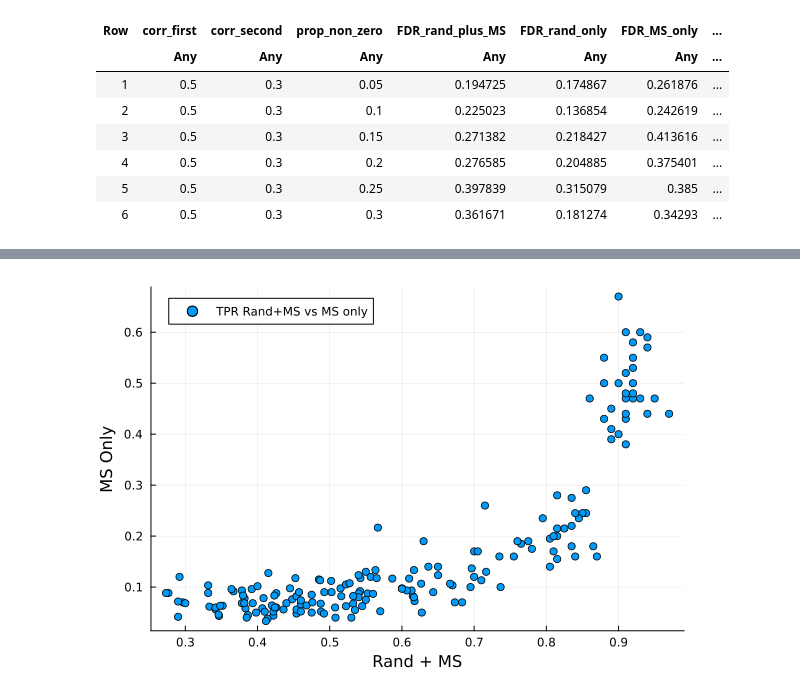
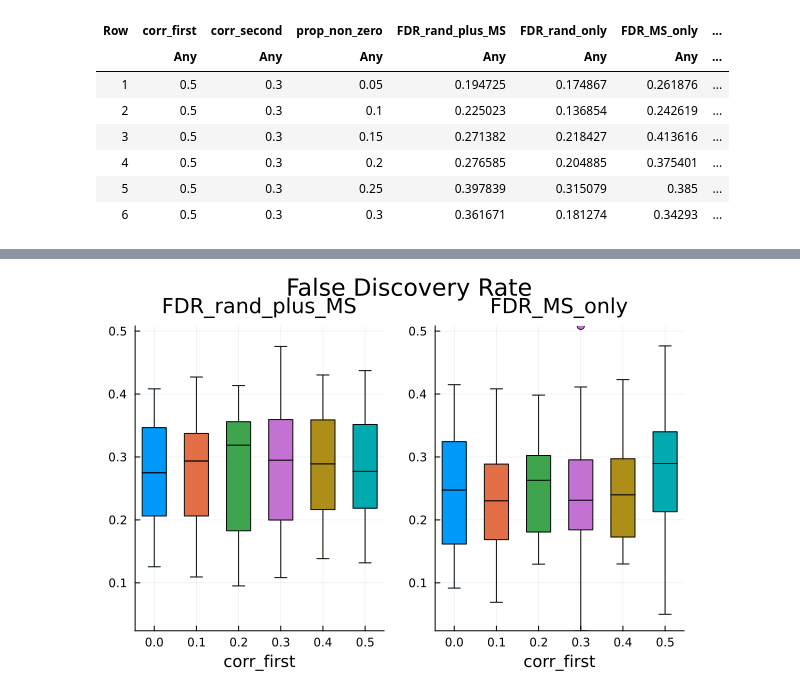
Before and after one commit to marcoelba/SelectiveInference, a Jupyter notebook: src/Comparison_randomisation_ms.ipynb, the cells around one changed output, grey strips where cells are left out. Cells and saved outputs as stored; diff of their text form; code cells hidden in the pictures.

Commit message:
added plots and summary

```diff
--- a/src/Comparison_randomisation_ms.ipynb
+++ b/src/Comparison_randomisation_ms.ipynb
@@ -414,6 +404,30 @@ ylabel!("MS Only")
-# %%
-scatter(df_metrics.TPR_rand_plus_MS, df_metrics.TPR_MS_only, label="TPR Rand+MS vs MS only")
-xlabel!("Rand + MS")
-ylabel!("MS Only")
-# %% [output]
-[figure, removed]
+# %%
+function double_boxplot(;df, group_var, var_one, var_two, title_plot)
+    max_y = maximum(
+        (maximum(df_metrics[!, var_one]),
+        maximum(df_metrics[!, var_two]))
+    )
+    min_y = minimum(
+        (minimum(df_metrics[!, var_one]),
+        minimum(df_metrics[!, var_two]))
+    )
+    l = @layout [grid(1, 2)]
+    p1 = @df df boxplot(string.(cols(group_var)), cols(var_one), group=cols(group_var), label=false)
+    ylims!((min_y, max_y))
+    xlabel!(string(group_var))
+    title!(string(var_one))
+    p2 = @df df_metrics boxplot(string.(cols(group_var)), cols(var_two), group=cols(group_var), label=false)
+    ylims!((min_y, max_y))
+    xlabel!(string(group_var))
+    title!(string(var_two))
+    all_p = plot(p1, p2, layout = l)
+    all_p[:plot_title] = title_plot
+    plot(all_p)
+end;
+# %%
+double_boxplot(df=df_metrics, group_var=:corr_first,
+    var_one=:FDR_rand_plus_MS, var_two=:FDR_MS_only,
+    title_plot="False Discovery Rate"
+)
+# %% [output]
+[figure, added]
```
Also changed, not shown: parts of 23 cells of this notebook, 1 other file.
